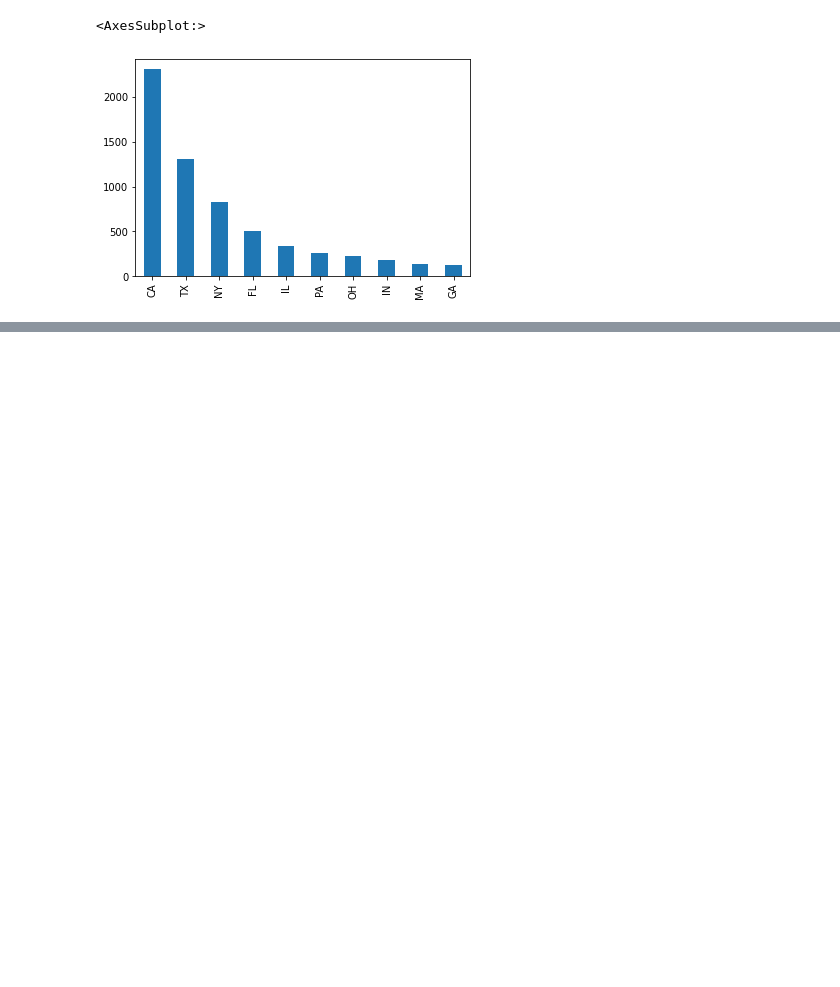
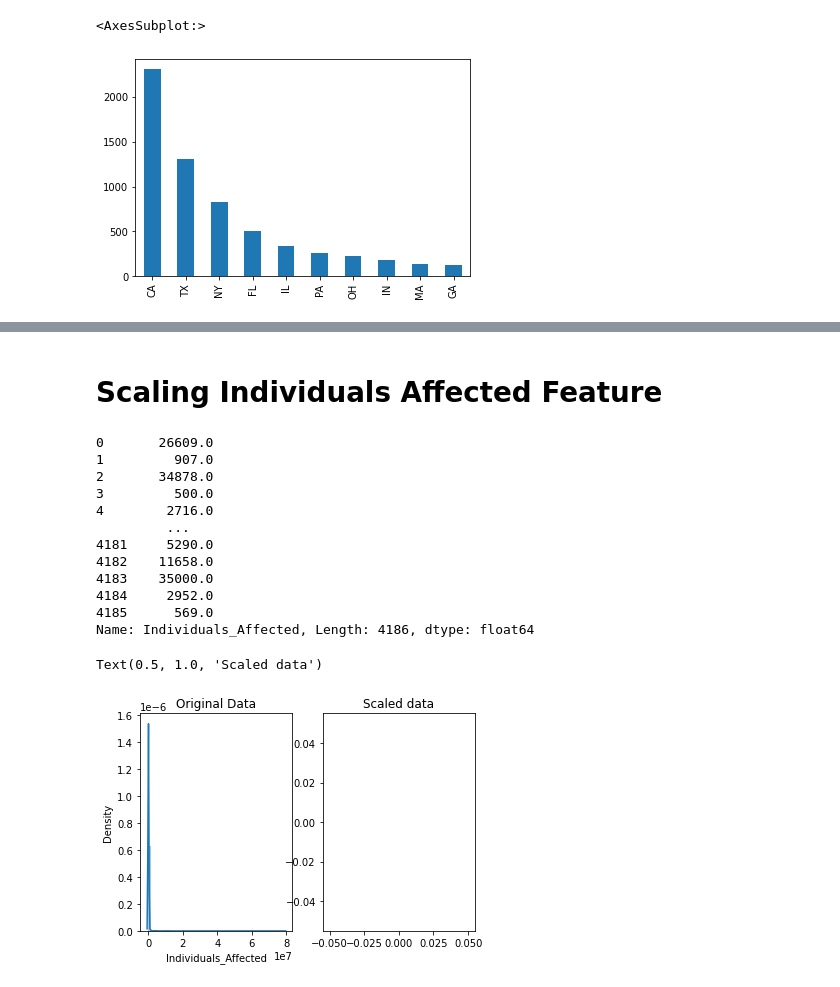
Before and after one commit to kessmith/Breach-Research, a Jupyter notebook: Data Analysis and Prep/Analysis.ipynb, the cells around one changed output, grey strips where cells are left out. Saved outputs shown, nothing was run; the diff lists cells and outputs as text; code cells hidden in the pictures; blank space fills up the shorter version.

```diff
--- a/Data Analysis and Prep/Analysis.ipynb
+++ b/Data Analysis and Prep/Analysis.ipynb
@@ -108,0 +133,31 @@ df.groupby('Business_Associate_Present').Type_of_Breach.value_counts().nlargest(
+# %% [markdown]
+# Scaling Individuals Affected Feature
+# %%
+# storing original features data to a variable to use in comparison analysis in the future
+original_data = df['Individuals_Affected']
+print(original_data)
+
+# storing the new scaled data to a new variable to ensure their isn't any overlap with the original dataset
+scaled_data = minmax_scaling(original_data, columns = [0])
+
+# plotting both original and scaled data together to compare
+fig, ax=plt.subplots(1,2)
+sns.distplot(original_data, ax=ax[0])
+ax[0].set_title("Original Data")
+sns.distplot(scaled_data, ax=ax[1])
+ax[1].set_title("Scaled data")
+# %% [output]
+0       26609.0
+1         907.0
+2       34878.0
+3         500.0
+4        2716.0
+         ...
+4181     5290.0
+4182    11658.0
+4183    35000.0
+4184     2952.0
+4185      569.0
+Name: Individuals_Affected, Length: 4186, dtype: float64
+Text(0.5, 1.0, 'Scaled data')
+[figure, added]
```
Also changed, not shown: parts of 4 cells of this notebook, 1 other file.
